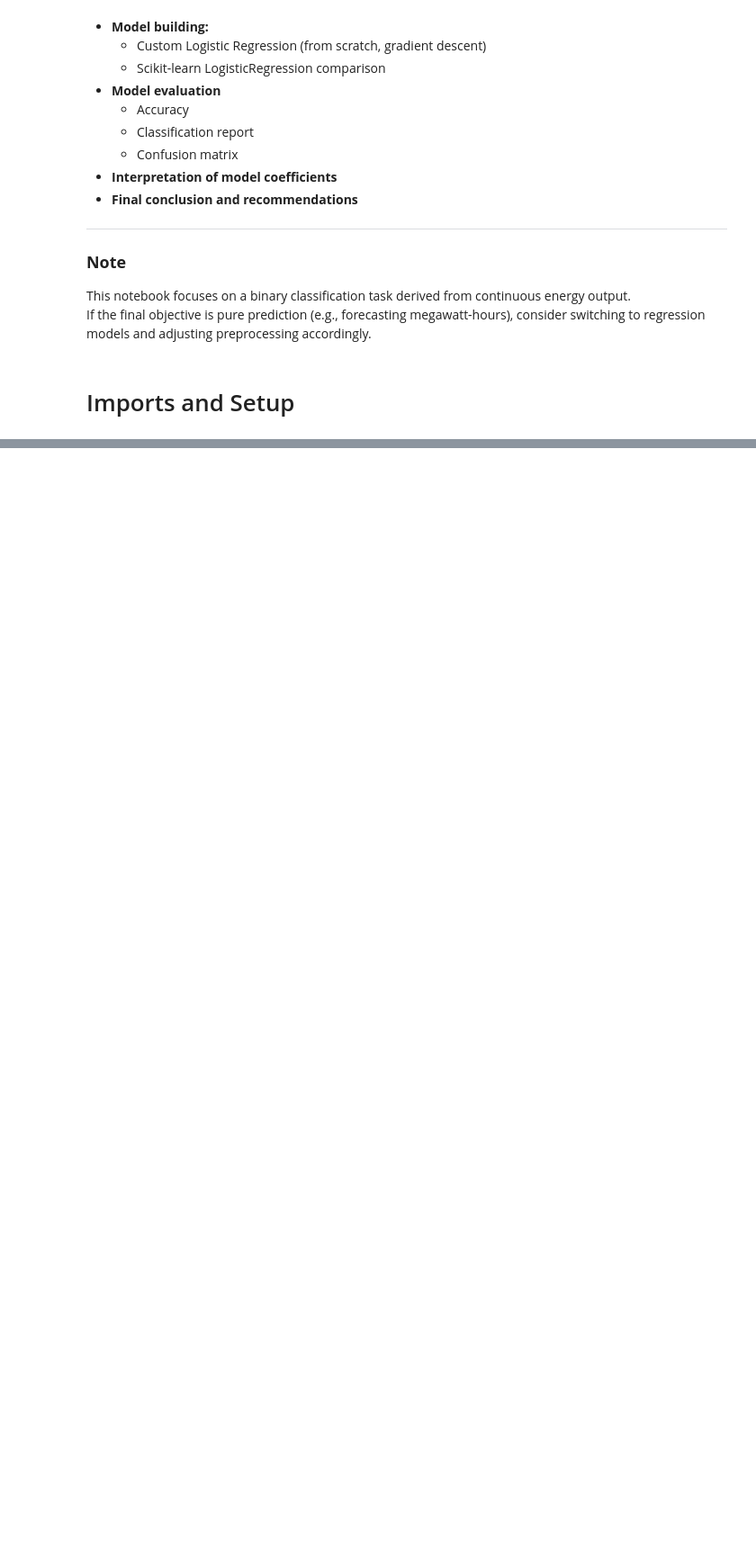
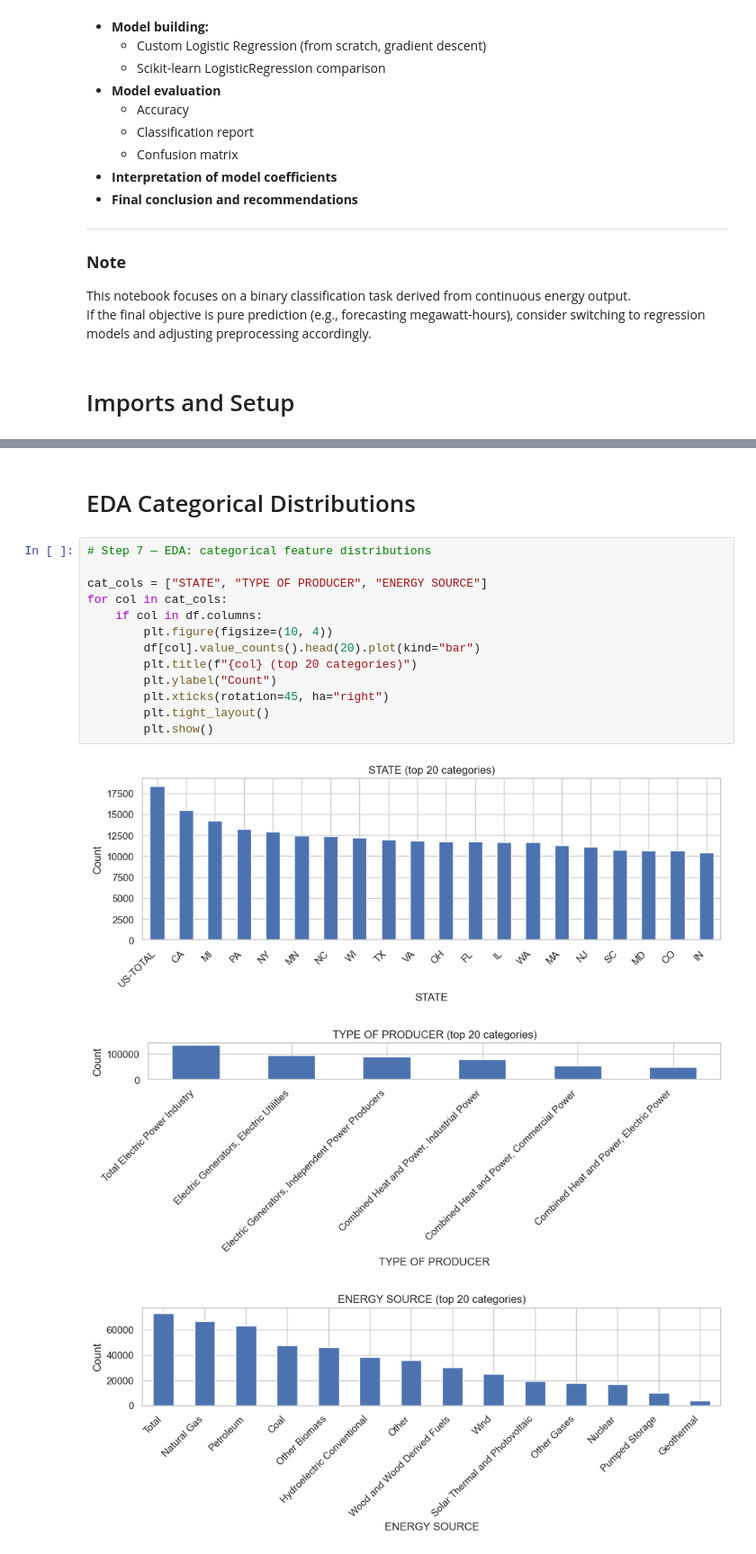
Before and after one commit to mk251-stack/INDE-577-Final-Project, a Jupyter notebook: examples/Supervised_Learning/Logistic_Regression/Logistic_Regression.ipynb, the cells around one changed output, grey strips where cells are left out. Shown at 90% size. Drawn from its saved outputs; the diff is of its cells as text; blank space fills up the shorter version.

```diff
--- a/examples/Supervised_Learning/Logistic_Regression/Logistic_Regression.ipynb
+++ b/examples/Supervised_Learning/Logistic_Regression/Logistic_Regression.ipynb
@@ -85,0 +194,19 @@ accuracy
+# %% [markdown]
+# EDA Categorical Distributions
+# %%
+# Step 7 — EDA: categorical feature distributions
+
+cat_cols = ["STATE", "TYPE OF PRODUCER", "ENERGY SOURCE"]
+for col in cat_cols:
+    if col in df.columns:
+        plt.figure(figsize=(10, 4))
+        df[col].value_counts().head(20).plot(kind="bar")
+        plt.title(f"{col} (top 20 categories)")
+        plt.ylabel("Count")
+        plt.xticks(rotation=45, ha="right")
+        plt.tight_layout()
+        plt.show()
+# %% [output]
+[figure, added]
+[figure, added]
+[figure, added]
```
Also changed, not shown: parts of 37 cells of this notebook.
